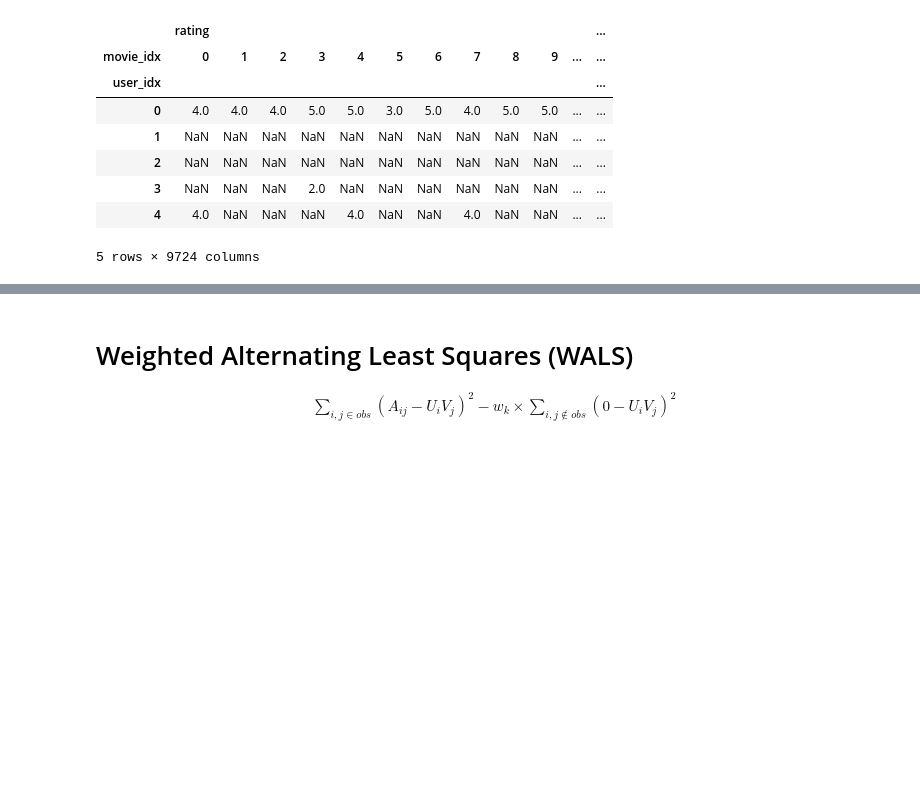
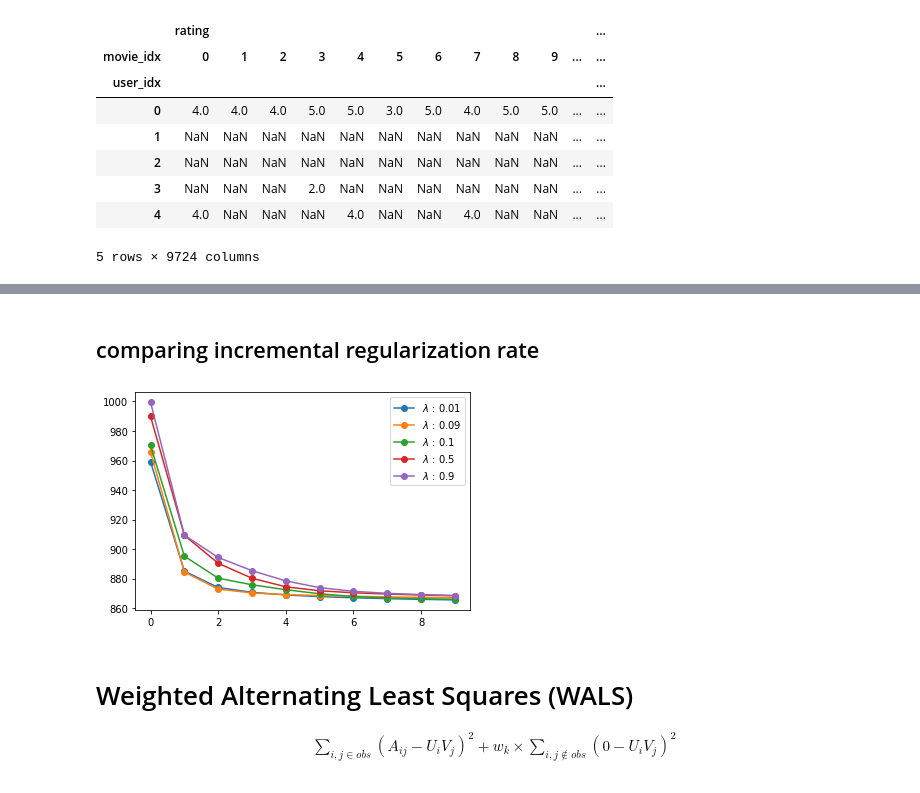
Before and after one commit to NishantBaheti/Recommendation-Systems, a Jupyter notebook: notebooks/als.ipynb, the cells around one changed output, grey strips where cells are left out. Cells and saved outputs as stored; diff of their text form; code cells hidden in the pictures; blank space fills up the shorter version.

```diff
--- a/notebooks/als.ipynb
+++ b/notebooks/als.ipynb
@@ -233,6 +325,17 @@ np.sqrt(np.square(a - user_movie_matrix.fillna(0).values).sum())
+# %% [markdown]
+## comparing incremental regularization rate
+# %%
+for reg in [0.01, 0.09, 0.1, 0.5, 0.9]:
+    _, _, losses = als(R, reg, 5, 10)
+    plt.plot(losses, 'o-', label=f"$\lambda$ : {reg}")
+
+plt.legend(loc='best')
+plt.show()
+# %% [output]
+[figure, added]
 # %% [markdown]
 # Weighted Alternating Least Squares (WALS)
 
 \begin{align}
-    \sum_{i,j \in obs} (A_{ij} - U_i V_j)^2 - w_k \times \sum_{i,j \notin obs} (0 - U_i V_j)^2
+    \sum_{i,j \in obs} (A_{ij} - U_i V_j)^2 + w_k \times \sum_{i,j \notin obs} (0 - U_i V_j)^2
 \end{align}
```
Also changed, not shown: parts of 42 cells of this notebook, 2 other files.
